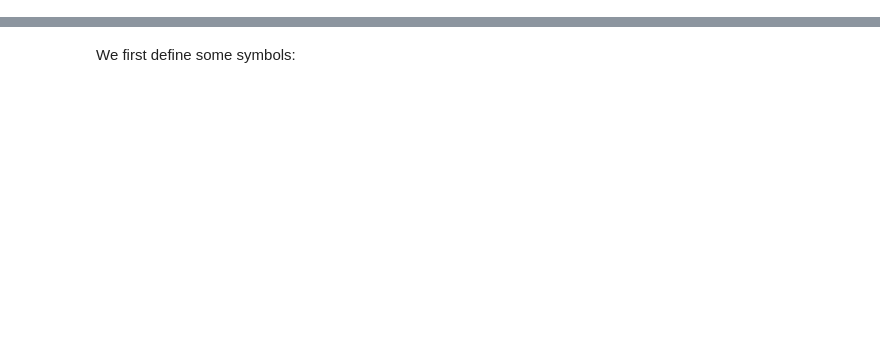
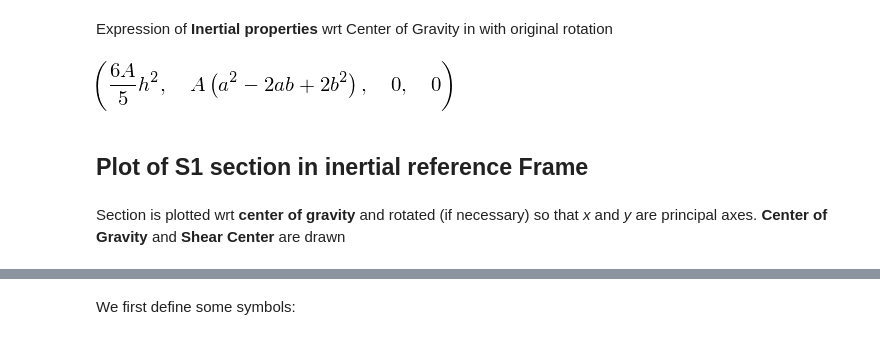
Before and after one commit to Ccaccia73/semimonocoque, a Jupyter notebook: SemiMonoCoque.ipynb, the cells around one changed output, grey strips where cells are left out. Cells and saved outputs as stored; diff of their text form; code cells hidden in the pictures; blank space fills up the shorter version.

```diff
--- a/SemiMonoCoque.ipynb
+++ b/SemiMonoCoque.ipynb
@@ -66 +78,12 @@ plt.title("Section in starting reference Frame",fontsize=16);
+# %% [markdown]
+Expression of **Inertial properties** wrt Center of Gravity in with original rotation
+# %%
+S1.Ixx0, S1.Iyy0, S1.Ixy0, S1.α0
+# %% [output]
+[figure, added]
+# %% [markdown]
+## Plot of **S1** section in inertial reference Frame
+# %% [markdown]
+Section is plotted wrt **center of gravity** and rotated (if necessary) so that *x* and *y* are principal axes.
+**Center of Gravity** and **Shear Center** are drawn
 # %%
```
Also changed, not shown: parts of 83 cells of this notebook, 1 other file.
